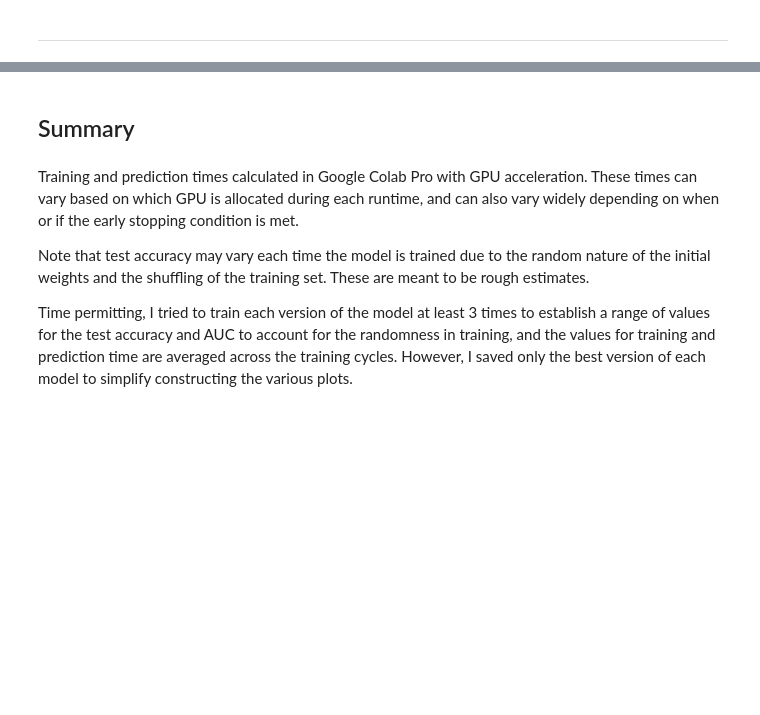
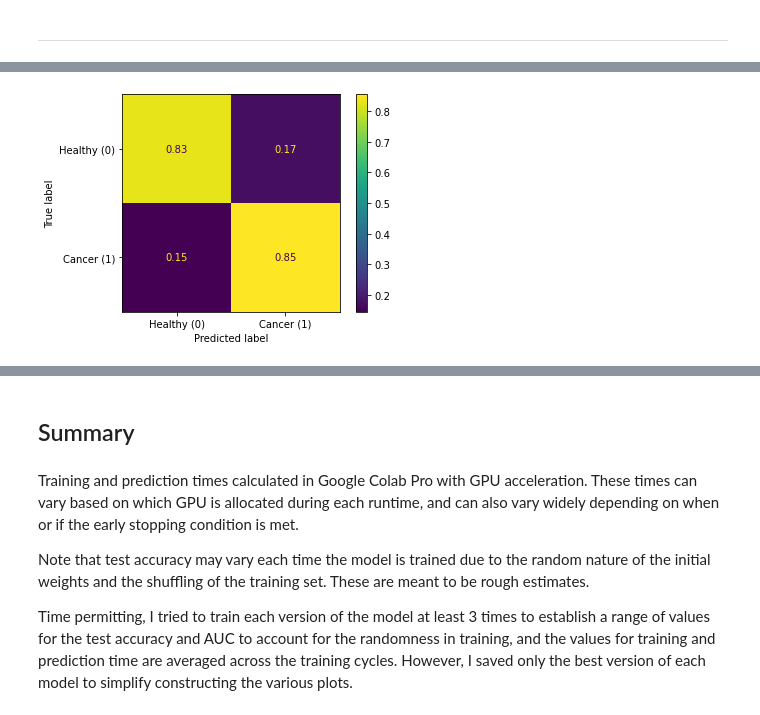
Before and after one commit to jaredlauer/capstone, a Jupyter notebook: Capstone - CNN1.ipynb, the cells around one changed output, grey strips where cells are left out. Drawn from its saved outputs; the diff is of its cells as text; code cells hidden in the pictures; blank space fills up the shorter version.

```diff
--- a/Capstone - CNN1.ipynb
+++ b/Capstone - CNN1.ipynb
@@ -315,0 +311,5 @@ pcamlib.plot_misclassified_images(pcam, y_true, y_pred)
+# %%
+%%time
+
+# Get predictions from y_proba. Default threshold of 0.5, meaning predicts positive class if >= 50% certainty of class 1
+y_pred = pcamlib.generate_y_pred(y_proba)
@@ -315,0 +328,5 @@ pcamlib.plot_misclassified_images(pcam, y_true, y_pred)
+# %%
+# Plot the confusion matrix
+pcamlib.plot_cf_matrix(y_true, y_pred, normalize=True, save=True, filepath='data/plots/resnet50_cf_matrix.png')
+# %% [output]
+[figure, added]
```
Also changed, not shown: parts of 61 cells of this notebook, 7 other files.
